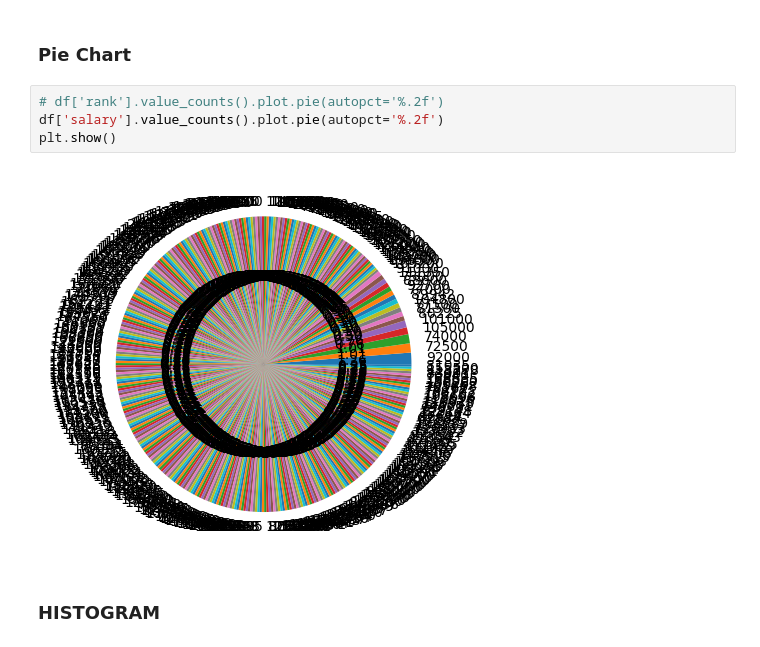
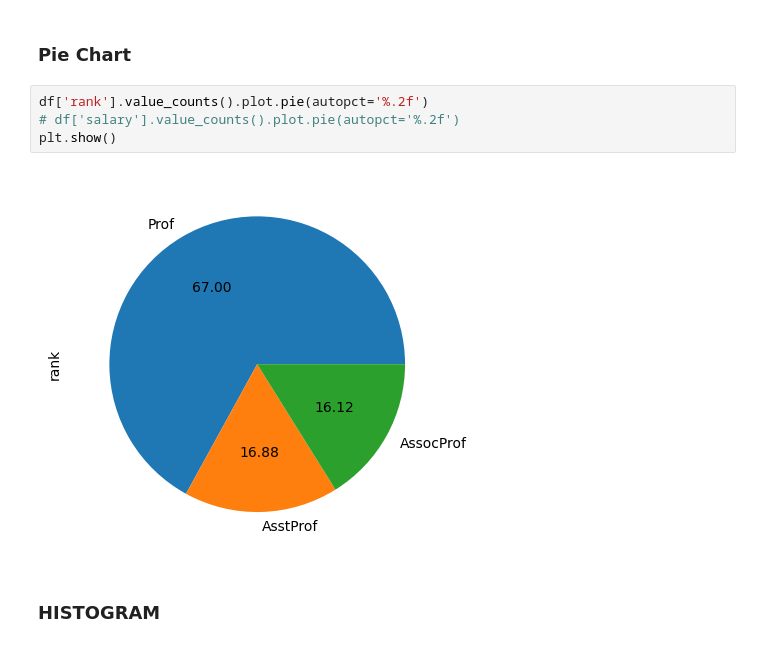
Before and after one commit to prasantmahato/machine_learning, a Jupyter notebook: UNIT-1/matplotlib.ipynb, the cells around one changed output. Drawn from its saved outputs; the diff is of its cells as text.

```diff
--- a/UNIT-1/matplotlib.ipynb
+++ b/UNIT-1/matplotlib.ipynb
@@ -30,11 +30,11 @@ plt.show()
 # %% [markdown]
 ### Pie Chart
 # %%
-# df['rank'].value_counts().plot.pie(autopct='%.2f')
-df['salary'].value_counts().plot.pie(autopct='%.2f')
+df['rank'].value_counts().plot.pie(autopct='%.2f')
+# df['salary'].value_counts().plot.pie(autopct='%.2f')
 plt.show()
 # %% [output]
-[figure, old version]
+[figure, new version]
 # %% [markdown]
 ### HISTOGRAM
 # %% [markdown]
```
Also changed, not shown: parts of 2 cells of this notebook.
